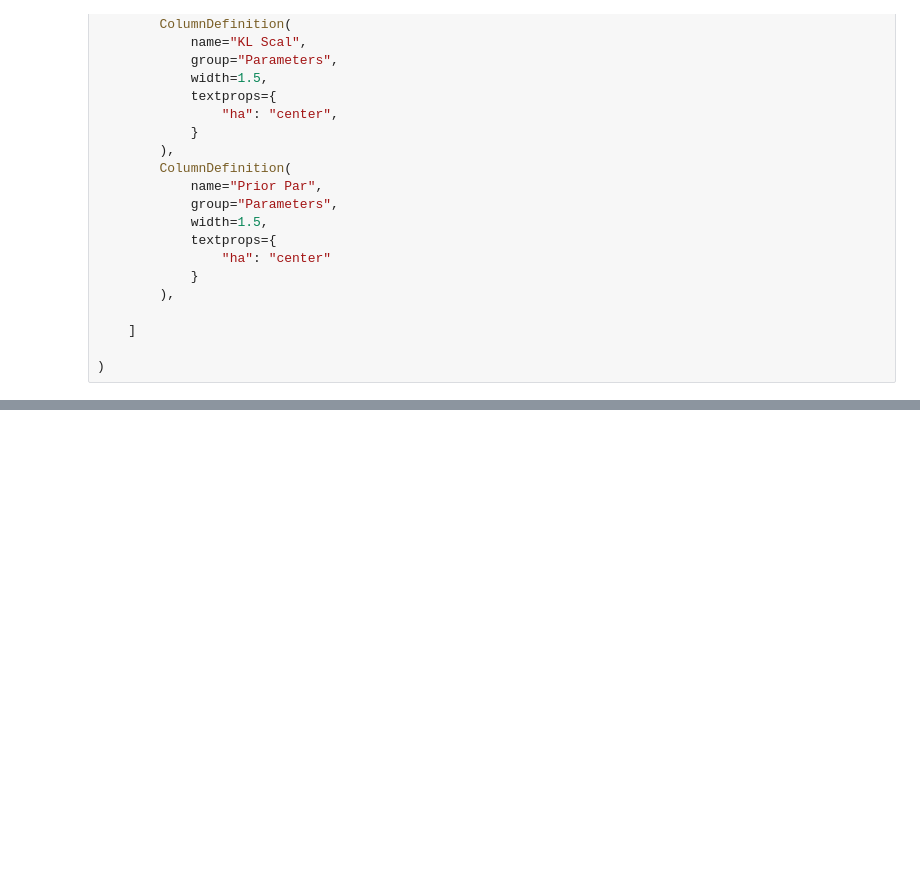
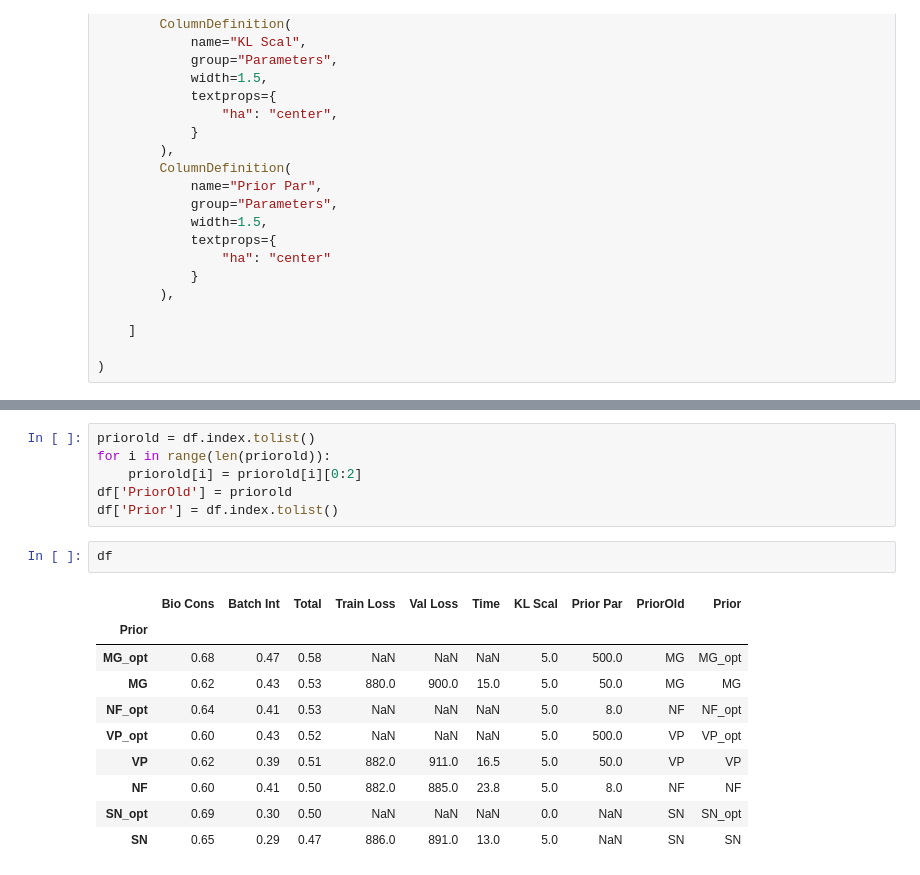
Before and after one commit to LeanderDiazBone/BachelorThesis, a Jupyter notebook: Visualization/result_conclusion.ipynb, the cells around one changed output, grey strips where cells are left out. Cells and saved outputs as stored; diff of their text form; blank space fills up the shorter version.

```diff
--- a/Visualization/result_conclusion.ipynb
+++ b/Visualization/result_conclusion.ipynb
@@ -140,3 +140,22 @@ table = Table(
+# %%
+priorold = df.index.tolist()
+for i in range(len(priorold)):
+    priorold[i] = priorold[i][0:2]
+df['PriorOld'] = priorold
+df['Prior'] = df.index.tolist()
+# %%
+df
+# %% [output]
+|  | Bio Cons | Batch Int | Total | Train Loss | Val Loss | Time | KL Scal | Prior Par | PriorOld | Prior |
+| Prior |  |  |  |  |  |  |  |  |  |  |
+| MG_opt | 0.68 | 0.47 | 0.58 | NaN | NaN | NaN | 5.0 | 500.0 | MG | MG_opt |
+| MG | 0.62 | 0.43 | 0.53 | 880.0 | 900.0 | 15.0 | 5.0 | 50.0 | MG | MG |
+| NF_opt | 0.64 | 0.41 | 0.53 | NaN | NaN | NaN | 5.0 | 8.0 | NF | NF_opt |
+| VP_opt | 0.60 | 0.43 | 0.52 | NaN | NaN | NaN | 5.0 | 500.0 | VP | VP_opt |
+| VP | 0.62 | 0.39 | 0.51 | 882.0 | 911.0 | 16.5 | 5.0 | 50.0 | VP | VP |
+| NF | 0.60 | 0.41 | 0.50 | 882.0 | 885.0 | 23.8 | 5.0 | 8.0 | NF | NF |
+| SN_opt | 0.69 | 0.30 | 0.50 | NaN | NaN | NaN | 0.0 | NaN | SN | SN_opt |
+| SN | 0.65 | 0.29 | 0.47 | 886.0 | 891.0 | 13.0 | 5.0 | NaN | SN | SN |
 # %%
 import seaborn as sns
 import matplotlib.pyplot as plt
```
Also changed, not shown: parts of 3 cells of this notebook, 7 other files.
